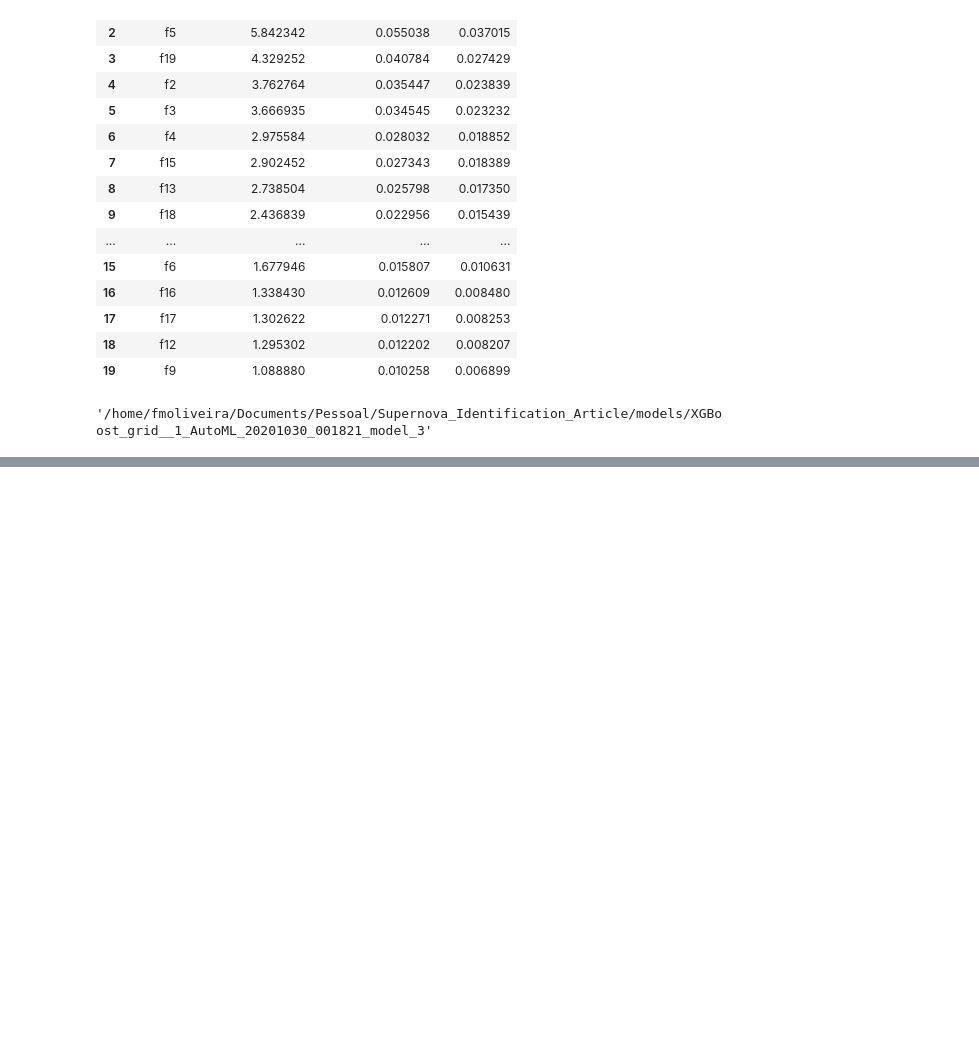
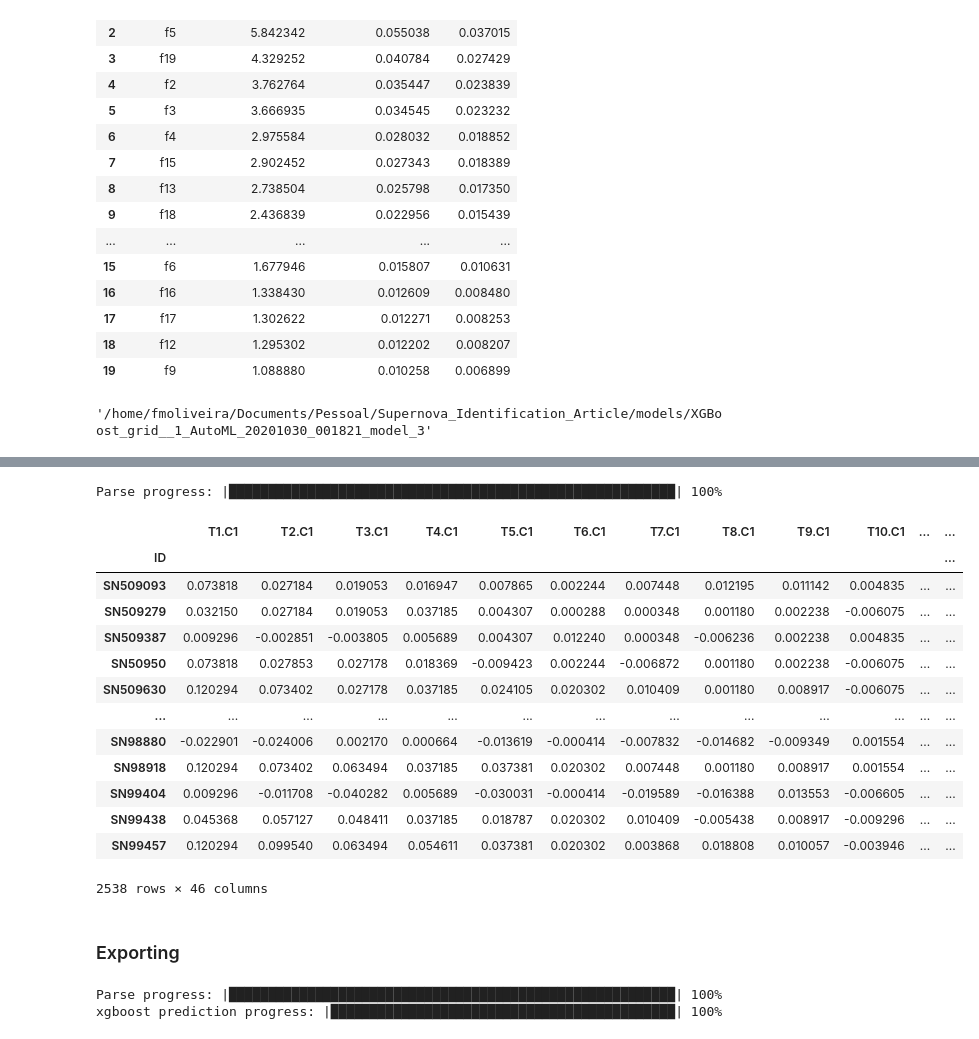
Before and after one commit to FelipeMFO/photometric-redshift-prediction, a Jupyter notebook: src/modeling/Regression - Only IA Auto ML Getting Tree.ipynb, the cells around one changed output, grey strips where cells are left out. Saved outputs shown, nothing was run; the diff lists cells and outputs as text; code cells hidden in the pictures; blank space fills up the shorter version.

Commit message:
Finished Tree prediction values extraction

```diff
--- a/src/modeling/Regression - Only IA Auto ML Getting Tree.ipynb
+++ b/src/modeling/Regression - Only IA Auto ML Getting Tree.ipynb
@@ -181,0 +181,43 @@ XG_model_load = h2o.load_model('/home/fmoliveira/Documents/Pessoal/Supernova_Ide
+# %%
+ntrees = 46
+list_of_trees = [H2OTree(model = XG_model, tree_number = t, tree_class = None) for t in range(ntrees)]
+# %%
+df_valid = X.iloc[int(len(X)/2):-1].loc[:,'f1':'f20']
+hf = h2o.H2OFrame(df_valid)
+# %% [output]
+Parse progress: |█████████████████████████████████████████████████████████| 100%
+# %%
+leaf_nodes = XG_model.predict_leaf_node_assignment(hf, type='Node_ID').as_data_frame()
+# %%
+# tree_predictions is the dataframe with predictions for all the 70 trees
+tree_predictions = pd.DataFrame(columns=['T'+str(t+1)+'.C1' for t in range(ntrees)])
+for t in range(ntrees):
+    tr = list_of_trees[t]
+    node_ids = np.array(tr.node_ids)
+    treePred = lambda n: tr.predictions[np.where(node_ids==n)[0][0]]
+    tree_predictions['T'+str(t+1)+'.C1'] = leaf_nodes['T'+str(t+1)+'.C1'].apply(treePred)
+# %%
+tree_predictions.set_index(df_valid.index, inplace = True)
+tree_predictions
+# %% [output]
+|  | T1.C1 | T2.C1 | T3.C1 | T4.C1 | T5.C1 | T6.C1 | T7.C1 | T8.C1 | T9.C1 | T10.C1 | ... | ... |
+| ID |  |  |  |  |  |  |  |  |  |  |  | ... |
+| SN509093 | 0.073818 | 0.027184 | 0.019053 | 0.016947 | 0.007865 | 0.002244 | 0.007448 | 0.012195 | 0.011142 | 0.004835 | ... | ... |
+| SN509279 | 0.032150 | 0.027184 | 0.019053 | 0.037185 | 0.004307 | 0.000288 | 0.000348 | 0.001180 | 0.002238 | -0.006075 | ... | ... |
+| SN509387 | 0.009296 | -0.002851 | -0.003805 | 0.005689 | 0.004307 | 0.012240 | 0.000348 | -0.006236 | 0.002238 | 0.004835 | ... | ... |
+| SN50950 | 0.073818 | 0.027853 | 0.027178 | 0.018369 | -0.009423 | 0.002244 | -0.006872 | 0.001180 | 0.002238 | -0.006075 | ... | ... |
+| SN509630 | 0.120294 | 0.073402 | 0.027178 | 0.037185 | 0.024105 | 0.020302 | 0.010409 | 0.001180 | 0.008917 | -0.006075 | ... | ... |
+| ... | ... | ... | ... | ... | ... | ... | ... | ... | ... | ... | ... | ... |
+| SN98880 | -0.022901 | -0.024006 | 0.002170 | 0.000664 | -0.013619 | -0.000414 | -0.007832 | -0.014682 | -0.009349 | 0.001554 | ... | ... |
+| SN98918 | 0.120294 | 0.073402 | 0.063494 | 0.037185 | 0.037381 | 0.020302 | 0.007448 | 0.001180 | 0.008917 | 0.001554 | ... | ... |
+| SN99404 | 0.009296 | -0.011708 | -0.040282 | 0.005689 | -0.030031 | -0.000414 | -0.019589 | -0.016388 | 0.013553 | -0.006605 | ... | ... |
+| SN99438 | 0.045368 | 0.057127 | 0.048411 | 0.037185 | 0.018787 | 0.020302 | 0.010409 | -0.005438 | 0.008917 | -0.009296 | ... | ... |
+| SN99457 | 0.120294 | 0.099540 | 0.063494 | 0.054611 | 0.037381 | 0.020302 | 0.003868 | 0.018808 | 0.010057 | -0.003946 | ... | ... |
+2538 rows × 46 columns
+# %% [markdown]
+### Exporting
+# %%
+preds = XG_model.predict(h2o.H2OFrame(X.iloc[int(len(X)/2):-1].loc[:,'f1':'f20']))
+# %% [output]
+Parse progress: |█████████████████████████████████████████████████████████| 100%
+xgboost prediction progress: |████████████████████████████████████████████| 100%
```
Also changed, not shown: parts of 11 cells of this notebook.
